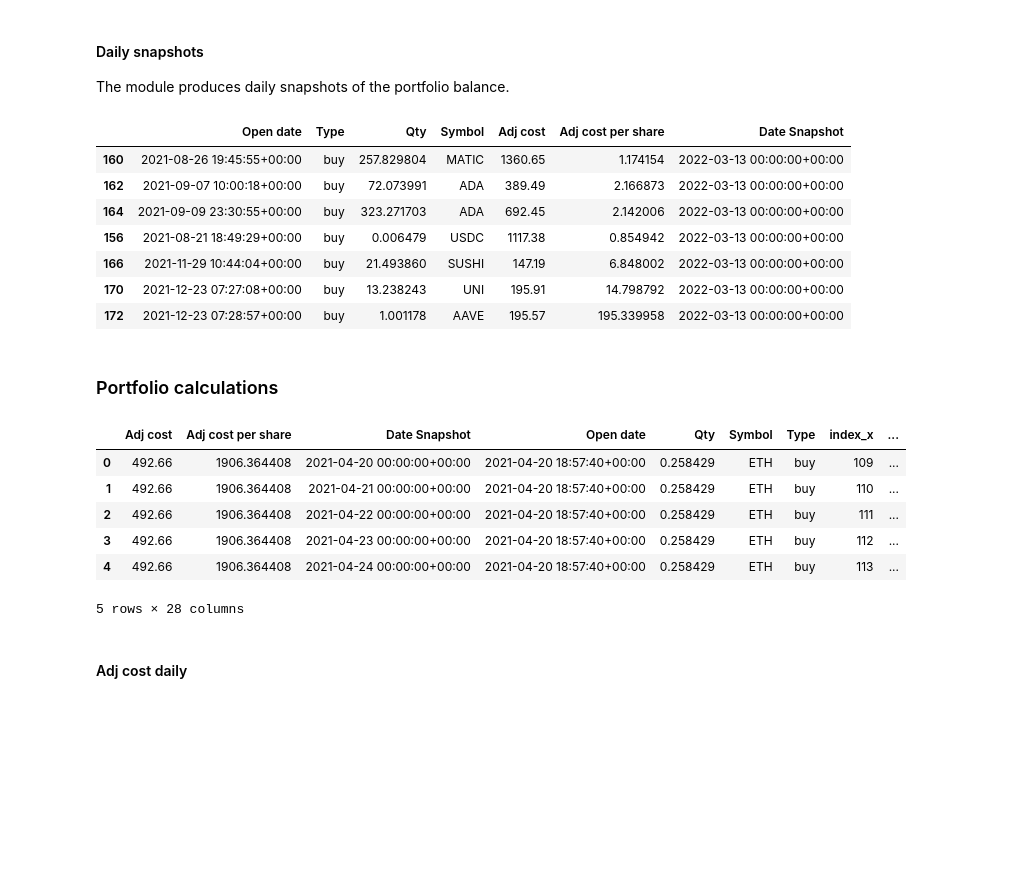
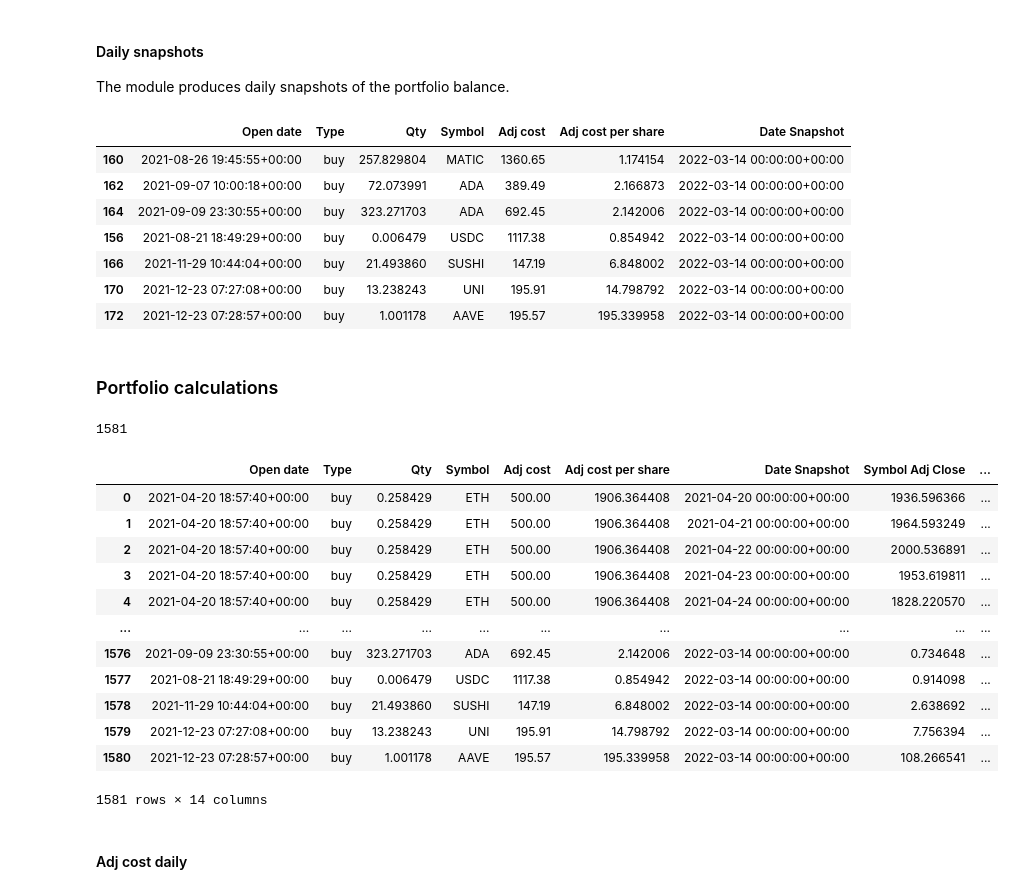
Before and after one commit to giocaizzi/surfingcrypto, a Jupyter notebook: notebooks/portfolio.ipynb, the cells around one changed output. Drawn from its saved outputs; the diff is of its cells as text; code cells hidden in the pictures; blank space fills up the shorter version.

```diff
--- a/notebooks/portfolio.ipynb
+++ b/notebooks/portfolio.ipynb
@@ -90,6 +90,6 @@ t.error_log
 
 Set coin as benchmark.
 # %%
-benchmark = t.set_benchmark("ETH")
-benchmark
+benchmark = t.set_benchmark("BTC")
+benchmark.head()
 # %% [output]
@@ -129,26 +123,40 @@ The module produces daily snapshots of the portfolio balance.
 t.daily_snapshots[-1]
 # %% [output]
 |  | Open date | Type | Qty | Symbol | Adj cost | Adj cost per share | Date Snapshot |
-| 160 | 2021-08-26 19:45:55+00:00 | buy | 257.829804 | MATIC | 1360.65 | 1.174154 | 2022-03-13 00:00:00+00:00 |
-| 162 | 2021-09-07 10:00:18+00:00 | buy | 72.073991 | ADA | 389.49 | 2.166873 | 2022-03-13 00:00:00+00:00 |
-| 164 | 2021-09-09 23:30:55+00:00 | buy | 323.271703 | ADA | 692.45 | 2.142006 | 2022-03-13 00:00:00+00:00 |
-| 156 | 2021-08-21 18:49:29+00:00 | buy | 0.006479 | USDC | 1117.38 | 0.854942 | 2022-03-13 00:00:00+00:00 |
-| 166 | 2021-11-29 10:44:04+00:00 | buy | 21.493860 | SUSHI | 147.19 | 6.848002 | 2022-03-13 00:00:00+00:00 |
-| 170 | 2021-12-23 07:27:08+00:00 | buy | 13.238243 | UNI | 195.91 | 14.798792 | 2022-03-13 00:00:00+00:00 |
-| 172 | 2021-12-23 07:28:57+00:00 | buy | 1.001178 | AAVE | 195.57 | 195.339958 | 2022-03-13 00:00:00+00:00 |
+| 160 | 2021-08-26 19:45:55+00:00 | buy | 257.829804 | MATIC | 1360.65 | 1.174154 | 2022-03-14 00:00:00+00:00 |
+| 162 | 2021-09-07 10:00:18+00:00 | buy | 72.073991 | ADA | 389.49 | 2.166873 | 2022-03-14 00:00:00+00:00 |
+| 164 | 2021-09-09 23:30:55+00:00 | buy | 323.271703 | ADA | 692.45 | 2.142006 | 2022-03-14 00:00:00+00:00 |
+| 156 | 2021-08-21 18:49:29+00:00 | buy | 0.006479 | USDC | 1117.38 | 0.854942 | 2022-03-14 00:00:00+00:00 |
+| 166 | 2021-11-29 10:44:04+00:00 | buy | 21.493860 | SUSHI | 147.19 | 6.848002 | 2022-03-14 00:00:00+00:00 |
+| 170 | 2021-12-23 07:27:08+00:00 | buy | 13.238243 | UNI | 195.91 | 14.798792 | 2022-03-14 00:00:00+00:00 |
+| 172 | 2021-12-23 07:28:57+00:00 | buy | 1.001178 | AAVE | 195.57 | 195.339958 | 2022-03-14 00:00:00+00:00 |
 # %% [markdown]
 ### Portfolio calculations
+# %%
+l=0
+for d in t.daily_snapshots:
+    if not d.empty:
+        l+=len(d)
+print(l)
+# %% [output]
+1581
 # %%
 combined_df = t.per_day_portfolio_calcs(benchmark,)
-combined_df.head()
+combined_df
 # %% [output]
-|  | Adj cost | Adj cost per share | Date Snapshot | Open date | Qty | Symbol | Type | index_x | ... |
-| 0 | 492.66 | 1906.364408 | 2021-04-20 00:00:00+00:00 | 2021-04-20 18:57:40+00:00 | 0.258429 | ETH | buy | 109 | ... |
-| 1 | 492.66 | 1906.364408 | 2021-04-21 00:00:00+00:00 | 2021-04-20 18:57:40+00:00 | 0.258429 | ETH | buy | 110 | ... |
-| 2 | 492.66 | 1906.364408 | 2021-04-22 00:00:00+00:00 | 2021-04-20 18:57:40+00:00 | 0.258429 | ETH | buy | 111 | ... |
-| 3 | 492.66 | 1906.364408 | 2021-04-23 00:00:00+00:00 | 2021-04-20 18:57:40+00:00 | 0.258429 | ETH | buy | 112 | ... |
-| 4 | 492.66 | 1906.364408 | 2021-04-24 00:00:00+00:00 | 2021-04-20 18:57:40+00:00 | 0.258429 | ETH | buy | 113 | ... |
+|  | Open date | Type | Qty | Symbol | Adj cost | Adj cost per share | Date Snapshot | Symbol Adj Close | ... |
+| 0 | 2021-04-20 18:57:40+00:00 | buy | 0.258429 | ETH | 500.00 | 1906.364408 | 2021-04-20 00:00:00+00:00 | 1936.596366 | ... |
+| 1 | 2021-04-20 18:57:40+00:00 | buy | 0.258429 | ETH | 500.00 | 1906.364408 | 2021-04-21 00:00:00+00:00 | 1964.593249 | ... |
+| 2 | 2021-04-20 18:57:40+00:00 | buy | 0.258429 | ETH | 500.00 | 1906.364408 | 2021-04-22 00:00:00+00:00 | 2000.536891 | ... |
+| 3 | 2021-04-20 18:57:40+00:00 | buy | 0.258429 | ETH | 500.00 | 1906.364408 | 2021-04-23 00:00:00+00:00 | 1953.619811 | ... |
+| 4 | 2021-04-20 18:57:40+00:00 | buy | 0.258429 | ETH | 500.00 | 1906.364408 | 2021-04-24 00:00:00+00:00 | 1828.220570 | ... |
+| ... | ... | ... | ... | ... | ... | ... | ... | ... | ... |
+| 1576 | 2021-09-09 23:30:55+00:00 | buy | 323.271703 | ADA | 692.45 | 2.142006 | 2022-03-14 00:00:00+00:00 | 0.734648 | ... |
+| 1577 | 2021-08-21 18:49:29+00:00 | buy | 0.006479 | USDC | 1117.38 | 0.854942 | 2022-03-14 00:00:00+00:00 | 0.914098 | ... |
+| 1578 | 2021-11-29 10:44:04+00:00 | buy | 21.493860 | SUSHI | 147.19 | 6.848002 | 2022-03-14 00:00:00+00:00 | 2.638692 | ... |
+| 1579 | 2021-12-23 07:27:08+00:00 | buy | 13.238243 | UNI | 195.91 | 14.798792 | 2022-03-14 00:00:00+00:00 | 7.756394 | ... |
+| 1580 | 2021-12-23 07:28:57+00:00 | buy | 1.001178 | AAVE | 195.57 | 195.339958 | 2022-03-14 00:00:00+00:00 | 108.266541 | ... |
-5 rows × 28 columns
+1581 rows × 14 columns
 # %%
 import matplotlib.pyplot as plt
 # %% [markdown]
```
Also changed, not shown: parts of 9 cells of this notebook, 1 other file.
